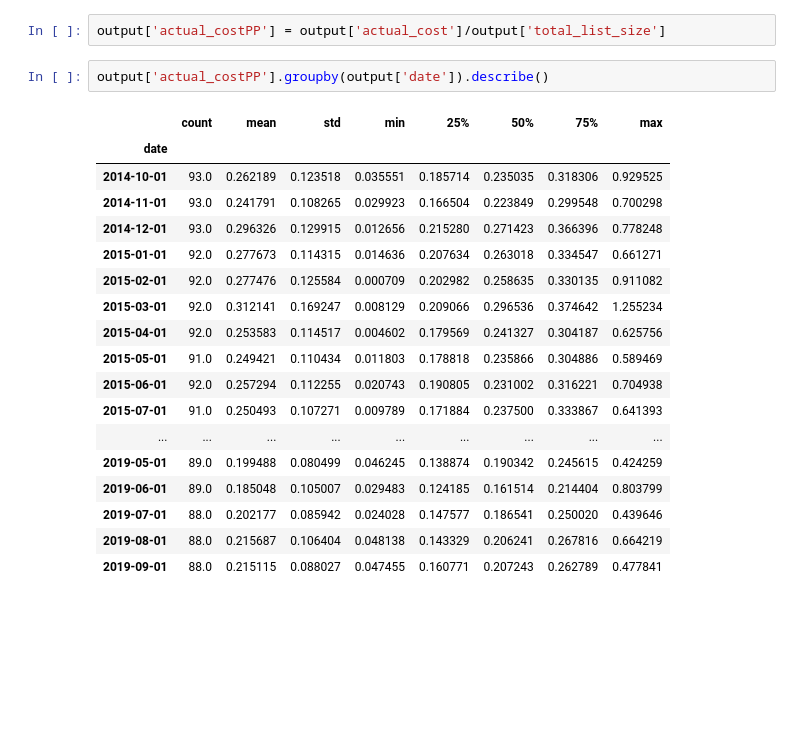
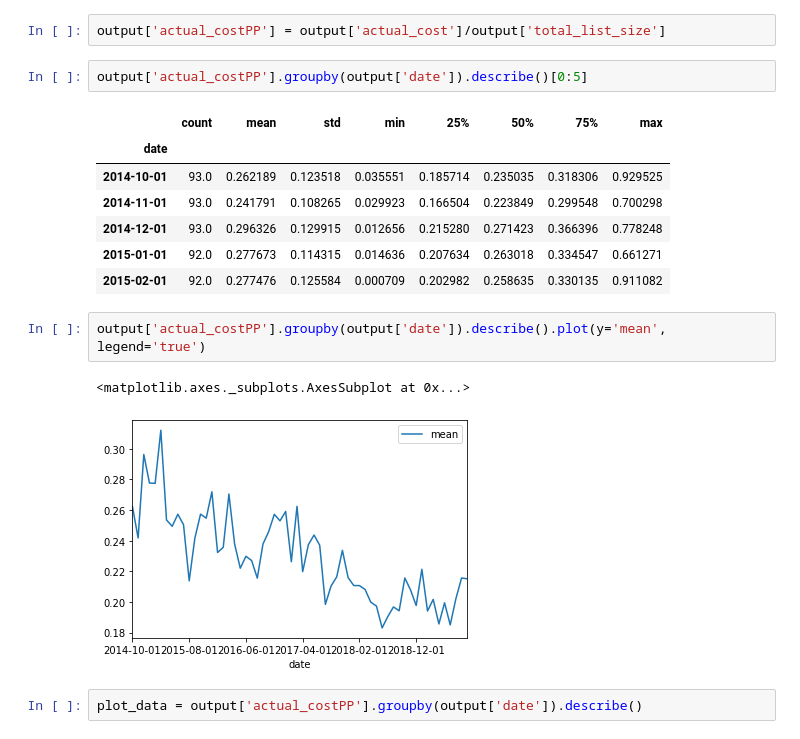
Before and after one commit to aaron-obrien/CCG_prescriptions_project, a Jupyter notebook: test.ipynb, the cells around one changed output. Drawn from its saved outputs; the diff is of its cells as text; blank space fills up the shorter version.

Commit message:
Added cost per personplot

```diff
--- a/test.ipynb
+++ b/test.ipynb
@@ -181,23 +170,19 @@ output = getcombined(CCG='14L', BNF=5.1)
 # %%
 output['actual_costPP'] = output['actual_cost']/output['total_list_size']
 # %%
-output['actual_costPP'].groupby(output['date']).describe()
+output['actual_costPP'].groupby(output['date']).describe()[0:5]
 # %% [output]
 |  | count | mean | std | min | 25% | 50% | 75% | max |
 | date |  |  |  |  |  |  |  |  |
 | 2014-10-01 | 93.0 | 0.262189 | 0.123518 | 0.035551 | 0.185714 | 0.235035 | 0.318306 | 0.929525 |
 | 2014-11-01 | 93.0 | 0.241791 | 0.108265 | 0.029923 | 0.166504 | 0.223849 | 0.299548 | 0.700298 |
 | 2014-12-01 | 93.0 | 0.296326 | 0.129915 | 0.012656 | 0.215280 | 0.271423 | 0.366396 | 0.778248 |
 | 2015-01-01 | 92.0 | 0.277673 | 0.114315 | 0.014636 | 0.207634 | 0.263018 | 0.334547 | 0.661271 |
 | 2015-02-01 | 92.0 | 0.277476 | 0.125584 | 0.000709 | 0.202982 | 0.258635 | 0.330135 | 0.911082 |
-| 2015-03-01 | 92.0 | 0.312141 | 0.169247 | 0.008129 | 0.209066 | 0.296536 | 0.374642 | 1.255234 |
-| 2015-04-01 | 92.0 | 0.253583 | 0.114517 | 0.004602 | 0.179569 | 0.241327 | 0.304187 | 0.625756 |
-| 2015-05-01 | 91.0 | 0.249421 | 0.110434 | 0.011803 | 0.178818 | 0.235866 | 0.304886 | 0.589469 |
-| 2015-06-01 | 92.0 | 0.257294 | 0.112255 | 0.020743 | 0.190805 | 0.231002 | 0.316221 | 0.704938 |
-| 2015-07-01 | 91.0 | 0.250493 | 0.107271 | 0.009789 | 0.171884 | 0.237500 | 0.333867 | 0.641393 |
-| ... | ... | ... | ... | ... | ... | ... | ... | ... |
-| 2019-05-01 | 89.0 | 0.199488 | 0.080499 | 0.046245 | 0.138874 | 0.190342 | 0.245615 | 0.424259 |
-| 2019-06-01 | 89.0 | 0.185048 | 0.105007 | 0.029483 | 0.124185 | 0.161514 | 0.214404 | 0.803799 |
-| 2019-07-01 | 88.0 | 0.202177 | 0.085942 | 0.024028 | 0.147577 | 0.186541 | 0.250020 | 0.439646 |
-| 2019-08-01 | 88.0 | 0.215687 | 0.106404 | 0.048138 | 0.143329 | 0.206241 | 0.267816 | 0.664219 |
-| 2019-09-01 | 88.0 | 0.215115 | 0.088027 | 0.047455 | 0.160771 | 0.207243 | 0.262789 | 0.477841 |
+# %%
+output['actual_costPP'].groupby(output['date']).describe().plot(y='mean', legend='true')
+# %% [output]
+<matplotlib.axes._subplots.AxesSubplot at 0x...>
+[figure, added]
+# %%
+plot_data = output['actual_costPP'].groupby(output['date']).describe()
```
Also changed, not shown: parts of 7 cells of this notebook.
